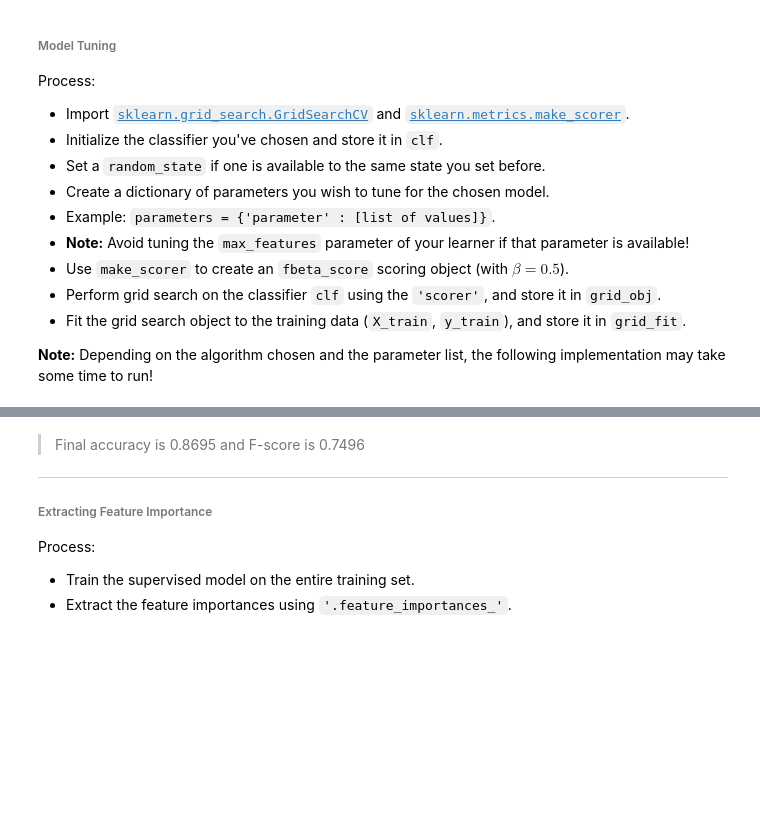
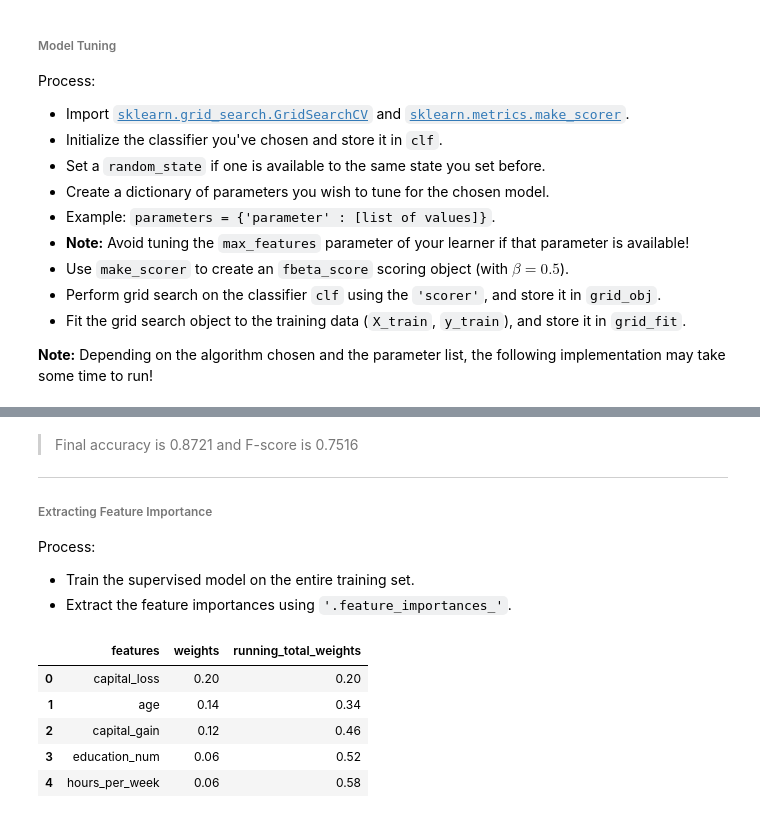
Before and after one commit to victorlifan/projects_review, a Jupyter notebook: Finding Donors for CharityML/Finding Donors for CharityML enhanced.ipynb, the cells around one changed output, grey strips where cells are left out. Saved outputs shown, nothing was run; the diff lists cells and outputs as text; code cells hidden in the pictures; blank space fills up the shorter version.

```diff
--- a/Finding Donors for CharityML/Finding Donors for CharityML enhanced.ipynb
+++ b/Finding Donors for CharityML/Finding Donors for CharityML enhanced.ipynb
@@ -591,5 +607,5 @@ print("Best model:",best_clf)
 # %% [markdown]
-> Final accuracy is 0.8695 and F-score is 0.7496
+> Final accuracy is 0.8721 and F-score is 0.7516
 
 ----
 ###### Extracting Feature Importance
@@ -600,18 +616,25 @@ Process:
  - Extract the feature importances using `'.feature_importances_'`.
 # %%
 # extract feature_importances_
-importances=best_clf.fit(X_train,y_train).feature_importances_
+importances=clf.fit(X_train,y_train).feature_importances_
 # get desc sorted indices
 indices=np.argsort(importances)[::-1][:5]
 # match columns with importances
 weights=importances[indices]
 features=X_train.columns.values[indices]
 # create df
 running_total=np.cumsum(weights)
 dic={'features':features,
      'weights':weights,
      'running_total_weights':running_total}
 feature_extract_df=pd.DataFrame(dic)
-feature_extract_df.head()
+feature_extract_df
+# %% [output]
+|  | features | weights | running_total_weights |
+| 0 | capital_loss | 0.20 | 0.20 |
+| 1 | age | 0.14 | 0.34 |
+| 2 | capital_gain | 0.12 | 0.46 |
+| 3 | education_num | 0.06 | 0.52 |
+| 4 | hours_per_week | 0.06 | 0.58 |
 # %%
 # plot top 5 features
```
Also changed, not shown: parts of 15 cells of this notebook.
